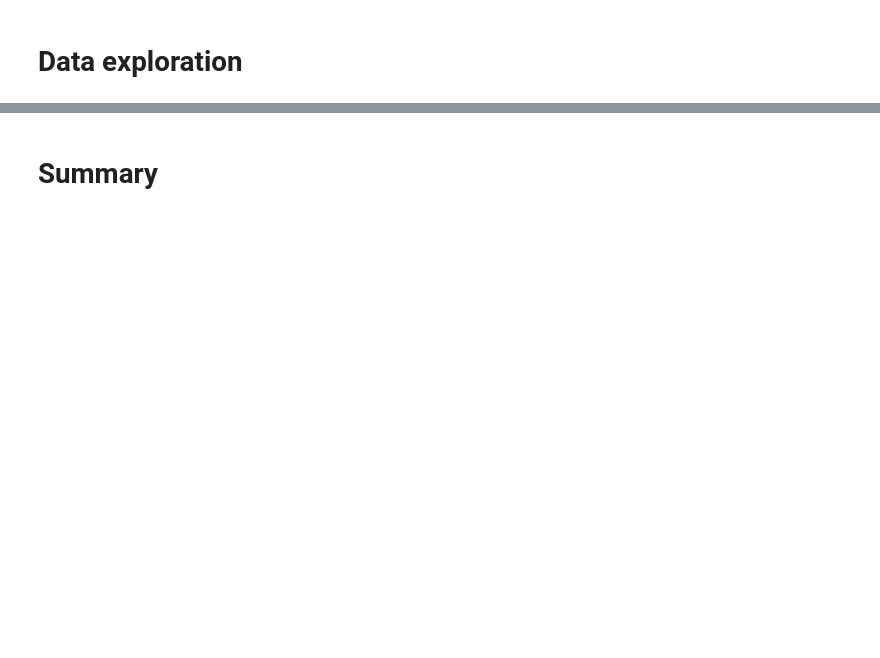
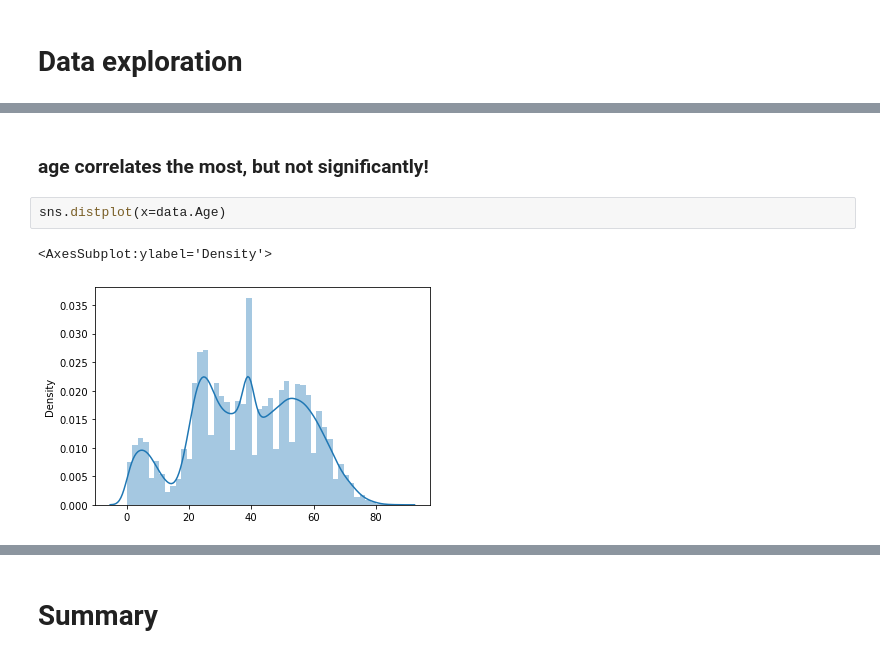
Before and after one commit to akvise/ml-course, a Jupyter notebook: 2_data_exploration/eda.ipynb, the cells around one changed output, grey strips where cells are left out. Drawn from its saved outputs; the diff is of its cells as text; blank space fills up the shorter version.

```diff
--- a/2_data_exploration/eda.ipynb
+++ b/2_data_exploration/eda.ipynb
@@ -124,0 +130,7 @@ data.describe()
+# %% [markdown]
+### age correlates the most, but not significantly!
+# %%
+sns.distplot(x=data.Age)
+# %% [output]
+<AxesSubplot:ylabel='Density'>
+[figure, added]
```
Also changed, not shown: parts of 14 cells of this notebook.
